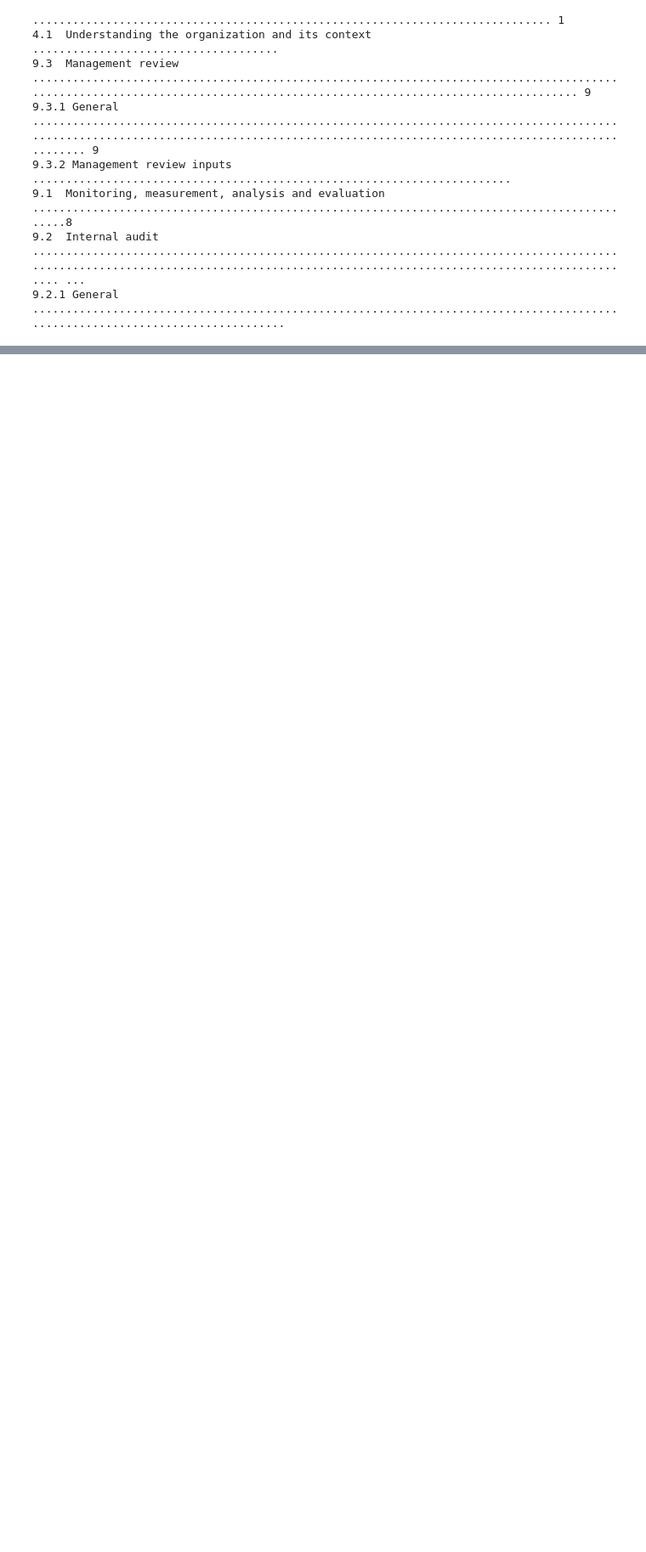
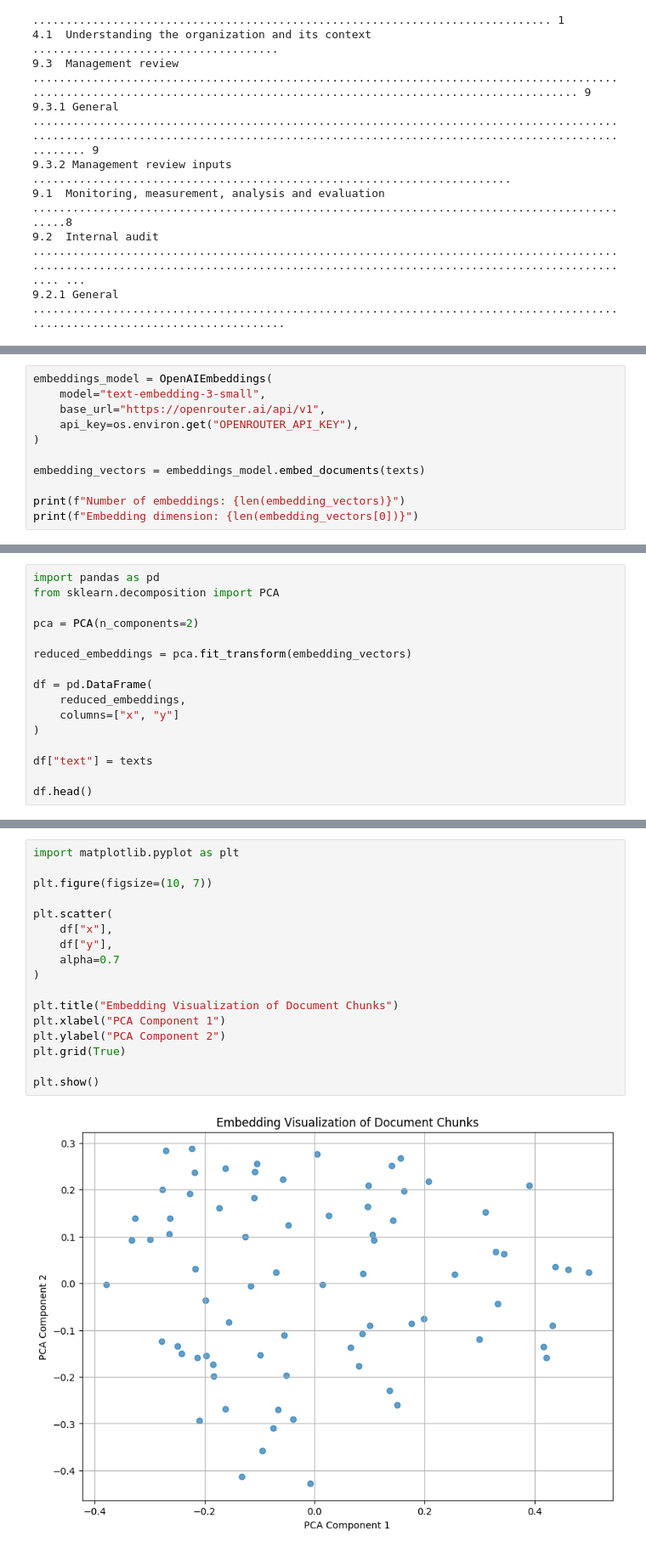
Before and after one commit to ibtihalalf/Exercises1, a Jupyter notebook: C4/M3/Ex1.ipynb, the cells around one changed output, grey strips where cells are left out. Shown at 85% size. Drawn from its saved outputs; the diff is of its cells as text; blank space fills up the shorter version.

```diff
--- a/C4/M3/Ex1.ipynb
+++ b/C4/M3/Ex1.ipynb
@@ -316,0 +349,11 @@ considered in Clause 5.4.1 of
+# %%
+embeddings_model = OpenAIEmbeddings(
+    model="text-embedding-3-small",
+    base_url="https://openrouter.ai/api/v1",
+    api_key=os.environ.get("OPENROUTER_API_KEY"),
+)
+
+embedding_vectors = embeddings_model.embed_documents(texts)
+
+print(f"Number of embeddings: {len(embedding_vectors)}")
+print(f"Embedding dimension: {len(embedding_vectors[0])}")
@@ -316,0 +365,16 @@ considered in Clause 5.4.1 of
+# %%
+import pandas as pd
+from sklearn.decomposition import PCA
+
+pca = PCA(n_components=2)
+
+reduced_embeddings = pca.fit_transform(embedding_vectors)
+
+df = pd.DataFrame(
+    reduced_embeddings,
+    columns=["x", "y"]
+)
+
+df["text"] = texts
+
+df.head()
@@ -316,0 +390,19 @@ considered in Clause 5.4.1 of
+# %%
+import matplotlib.pyplot as plt
+
+plt.figure(figsize=(10, 7))
+
+plt.scatter(
+    df["x"],
+    df["y"],
+    alpha=0.7
+)
+
+plt.title("Embedding Visualization of Document Chunks")
+plt.xlabel("PCA Component 1")
+plt.ylabel("PCA Component 2")
+plt.grid(True)
+
+plt.show()
+# %% [output]
+[figure, added]
```
Also changed, not shown: parts of 17 cells of this notebook.
